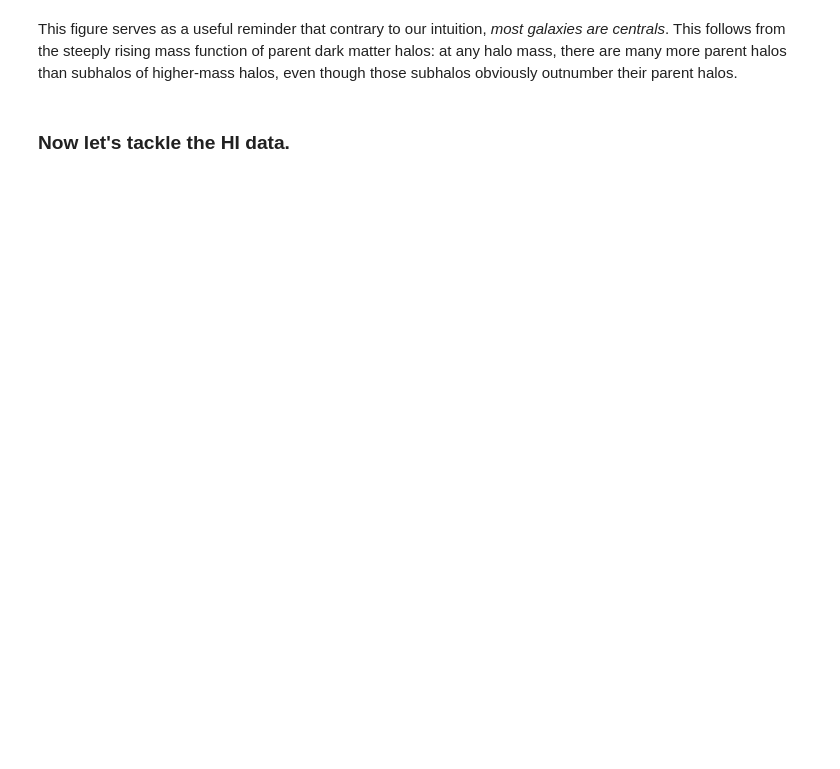
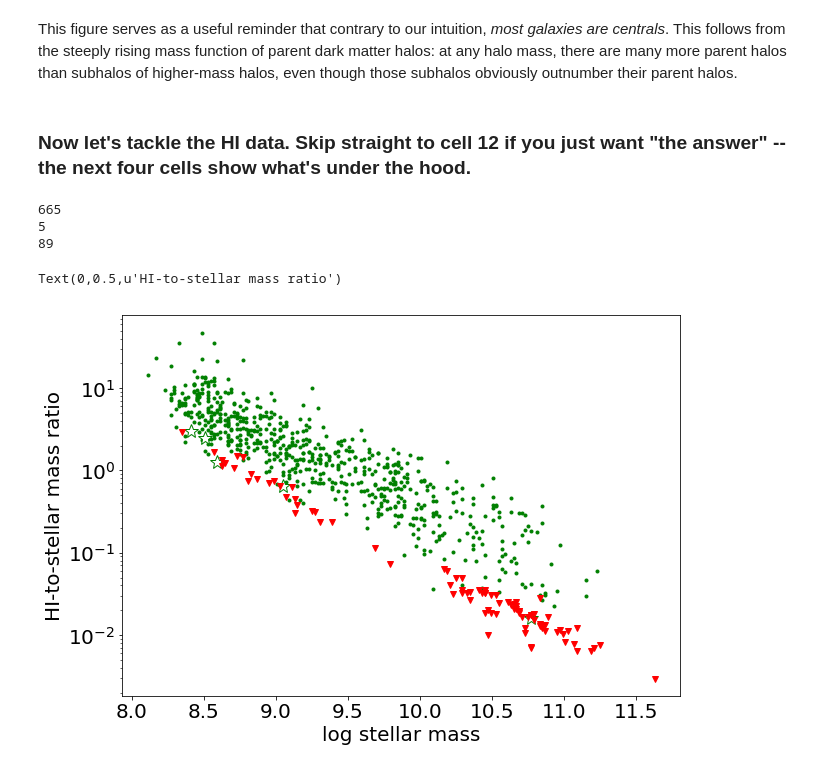
Before and after one commit to resolvesurvey/database-tutorial, a Jupyter notebook: RESOLVE_DataTutorial.ipynb, the cells around one changed output. Cells and saved outputs as stored; diff of their text form; code cells hidden in the pictures; blank space fills up the shorter version.

```diff
--- a/RESOLVE_DataTutorial.ipynb
+++ b/RESOLVE_DataTutorial.ipynb
@@ -83,4 +93,2 @@ print("satellites: %i" % np.sum(sat[np.where(inorigsample)]))
 # %% [markdown]
 This figure serves as a useful reminder that contrary to our intuition, *most galaxies are centrals*. This follows from the steeply rising mass function of parent dark matter halos: at any halo mass, there are many more parent halos than subhalos of higher-mass halos, even though those subhalos obviously outnumber their parent halos.
-# %% [markdown]
-### Now let's tackle the HI data.
@@ -91,0 +95,41 @@ bsem = (radeg >= 300) | (radeg <= 45) # 22-3 hr in RA is RESOLVE-B
+# %% [markdown]
+### Now let's tackle the HI data. Skip straight to cell 12 if you just want "the answer" -- the next four cells show what's under the hood.
+# %%
+H_0=70. #km/s/Mpc
+DinMpc = grpcz/H_0
+f21 = data['f21']
+logmhi = np.log10(f21 * 2.36e5 * (DinMpc)**2)
+
+# first let's see where we started (with ALFALFA)
+hitelescope = data['hitelescope']
+limflagmhi = data['limflagmhi']
+ef21 = data['e_f21']
+ef21[np.where(ef21 == 0)] = np.nan # unclear why there is a stray zero in ef21, should be NaN
+notmissing = np.where(~np.isnan(ef21))
+snr21 = np.zeros(len(ef21))
+snr21[notmissing] = f21[notmissing]/ef21[notmissing]
+sel1 = np.where(inorigsample & (hitelescope == "ALFALFA") & (snr21 >= 5) & (limflagmhi == 0)) # note 5 not 6.5
+sel2 = np.where(inorigsample & (hitelescope == "ALFALFA") & (snr21 < 5) & (snr21 > 0) & (limflagmhi == 0))
+sel3 = np.where(inorigsample & (hitelescope == "ALFALFA") & (limflagmhi == 1))
+hitostars1 = (10**logmhi[sel1]) / (10**logmstar[sel1])
+hitostars2 = (10**logmhi[sel2]) / (10**logmstar[sel2])
+hitostars3 = (10**logmhi[sel3]) / (10**logmstar[sel3])
+print(len(sel1[0]))
+print(len(sel2[0]))
+print(len(sel3[0]))
+# %% [output]
+665
+5
+89
+# %%
+fig2 = plt.figure(2,figsize=(10,7))
+plt.clf()
+plt.plot(logmstar[sel1],hitostars1,'g.', label="ALFALFA high SNR")
+plt.plot(logmstar[sel2],hitostars2,'g*', markersize=15, markerfacecolor="white", label="ALFALFA low SNR (cat?)")
+plt.plot(logmstar[sel3],hitostars3,'rv', label="ALFALFA upper lim (not cat)")
+plt.yscale('log')
+plt.xlabel("log stellar mass")
+plt.ylabel("HI-to-stellar mass ratio")
+# %% [output]
+Text(0,0.5,u'HI-to-stellar mass ratio')
+[figure, added]
```
Also changed, not shown: parts of 11 cells of this notebook, 1 other file.
